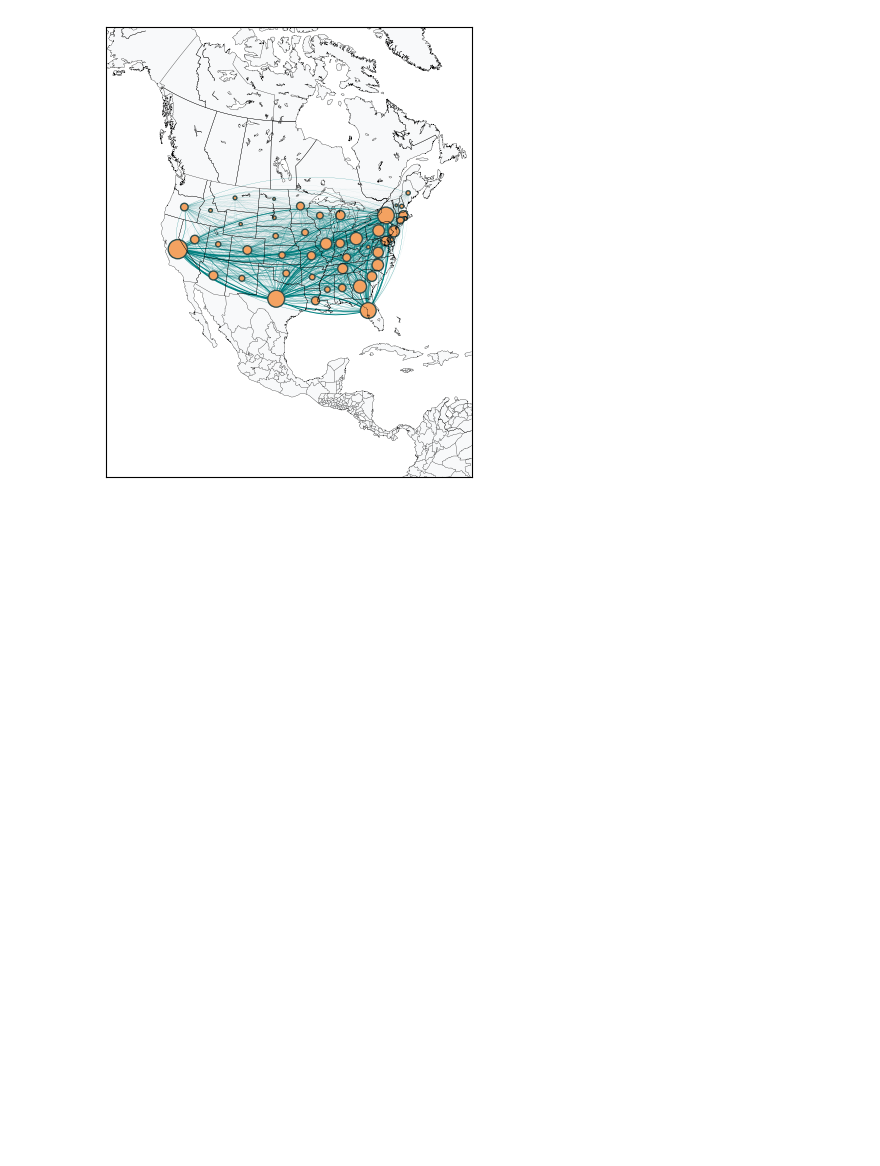
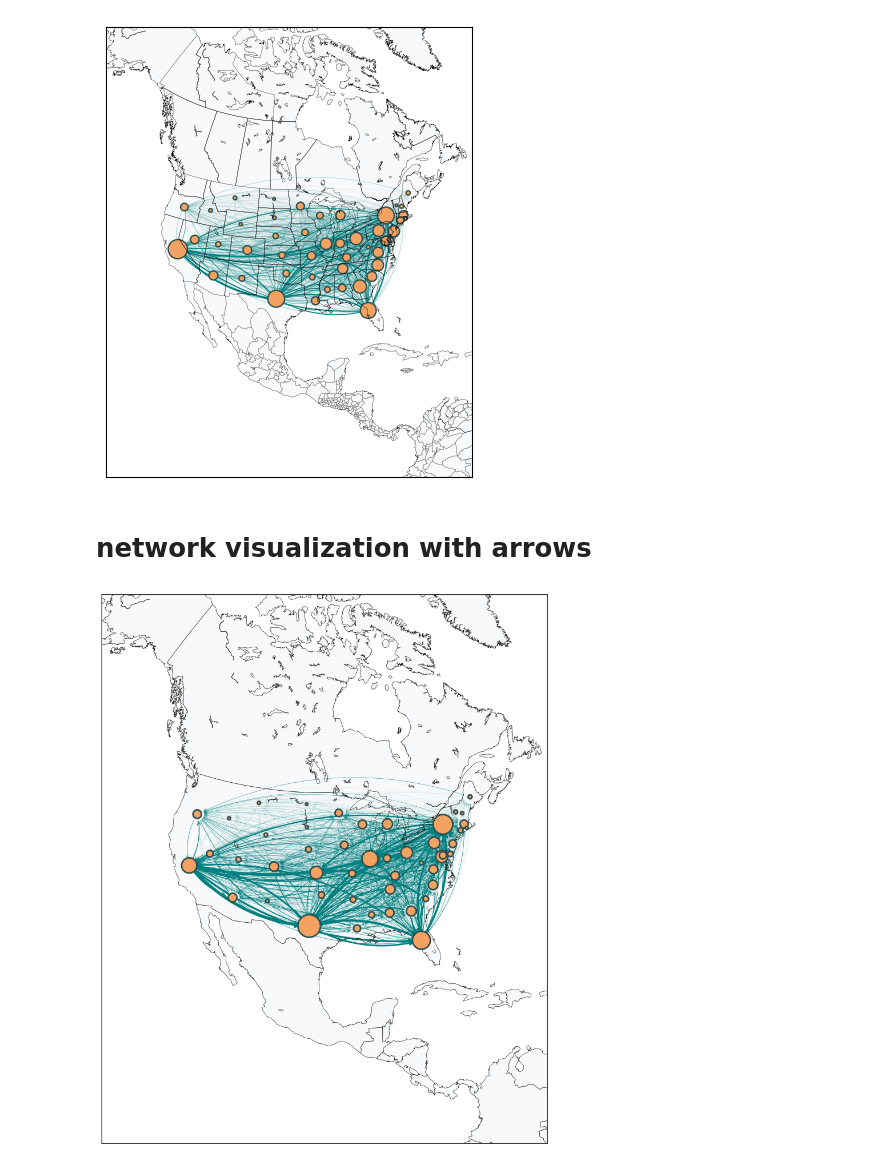
Before and after one commit to vorsanigo/Tweet2Geo, a Jupyter notebook: Data analysis/Network measures/US_network_measures no wa.ipynb, the cells around one changed output. Saved outputs shown, nothing was run; the diff lists cells and outputs as text; code cells hidden in the pictures; blank space fills up the shorter version.

```diff
--- a/Data analysis/Network measures/US_network_measures no wa.ipynb
+++ b/Data analysis/Network measures/US_network_measures no wa.ipynb
@@ -177,3 +177,61 @@ plt.savefig(parent_dir / 'Data analysis' / 'Network measures' / 'out_strength_US
 plt.show()
 # %% [output]
 [figure]
+# %% [markdown]
+# network visualization with arrows
+# %%
+import matplotlib.pyplot as plt
+from mpl_toolkits.basemap import Basemap
+import networkx as nx
+import numpy as np
+import pandas as pd
+
+# === SETUP ===
+plt.figure(figsize=(10, 10), dpi=250)
+
+m = Basemap(width=6500000,height=8000000,
+            resolution='l',projection='laea',\
+            lat_0=39,lon_0=-97.)
+
+lat_lon_df = pd.read_csv(parent_dir / 'Data' / 'US' / 'lat_lon_US no wa.csv')
+mx, my = m(lat_lon_df['lon'].values, lat_lon_df['lat'].values)
+pos = {elem: (mx[count], my[count]) for count, elem in enumerate(lat_lon_df['ISO 2'])}
+
+m.fillcontinents(color='#f8f9fa')
+m.drawcountries(linewidth=0.5)
+m.drawcoastlines(linewidth=0.4)
+
+# === Compute edge widths ===
+weights = []
+edges = []
+for u, v in DG.edges():
+    weight = DG[u][v]['weight'] / 200
+    weights.append(weight * 6)  # thicker lines
+    edges.append((u, v))
+
+# === DRAW CURVED EDGES WITH SHARP ARROWHEADS ===
+arrows = nx.draw_networkx_edges(
+    DG,
+    pos=pos,
+    edgelist=edges,
+    arrows=True,
+    arrowstyle='->',                   # sharper arrowhead
+    edge_color='teal',
+    alpha=0.99,
+    width=weights,
+    connectionstyle='arc3,rad=0.2'      # <--- this keeps the edges curved!
+)
+
+# === Make arrowheads sharp ===
+for a, w in zip(arrows, weights):
+    a.set_mutation_scale(10 + w * 1.5)  # head size smaller than tail
+    a.set_joinstyle('miter')            # sharp head corners
+    a.set_capstyle('butt')              # clean tail ending
+
+nx.draw_networkx_nodes(G = DG, pos = pos, node_color = '#f4a261', alpha = 1, node_size = degree_df['indegree']/1.5, edgecolors='darkslategray', linewidths = 2.0)
+
+plt.tight_layout()
+plt.savefig(parent_dir / 'Data analysis' / 'Network measures' / 'in_strength_US_arrows.png', dpi=250)
+plt.show()
+# %% [output]
+[figure, added]
```
Also changed, not shown: parts of 1 cell of this notebook.
